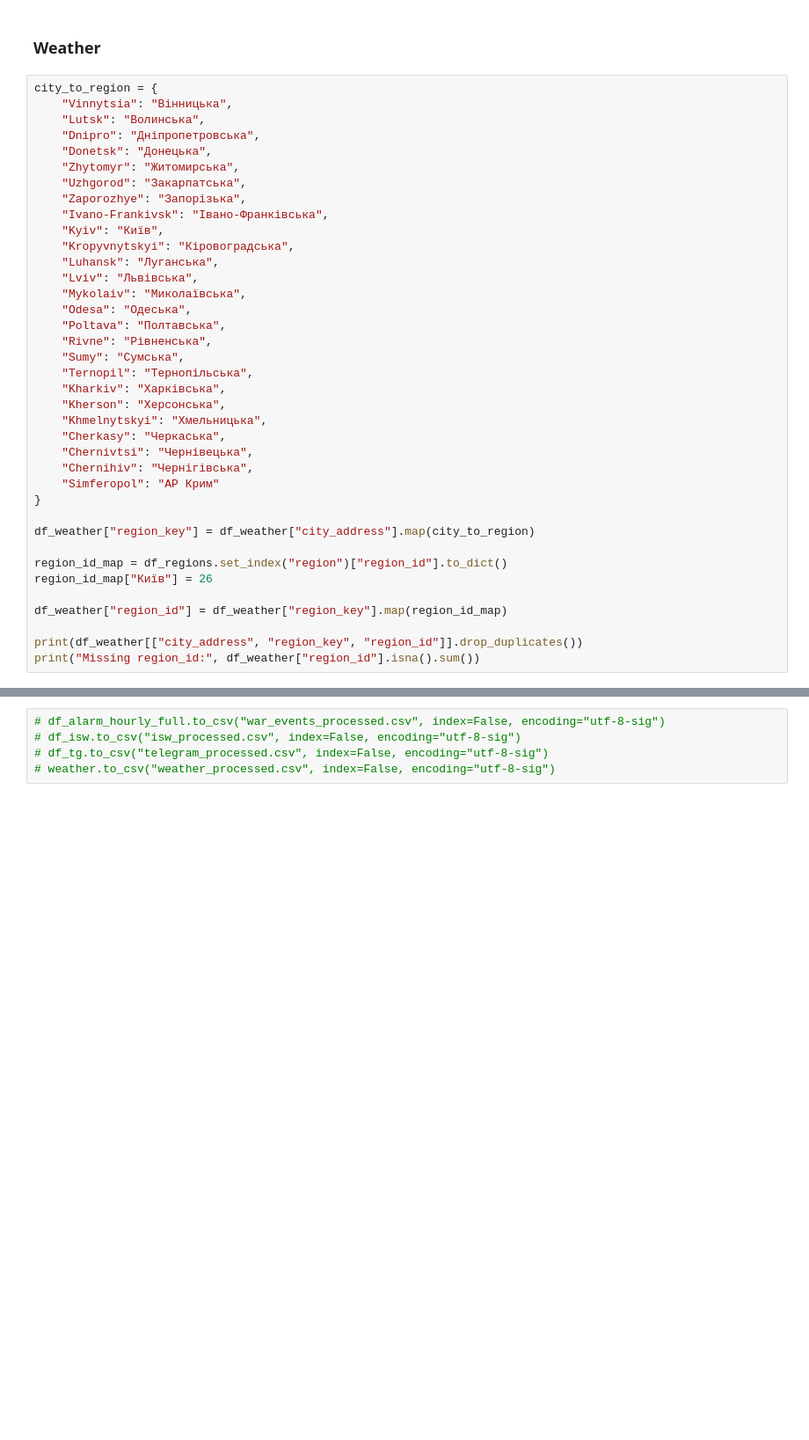
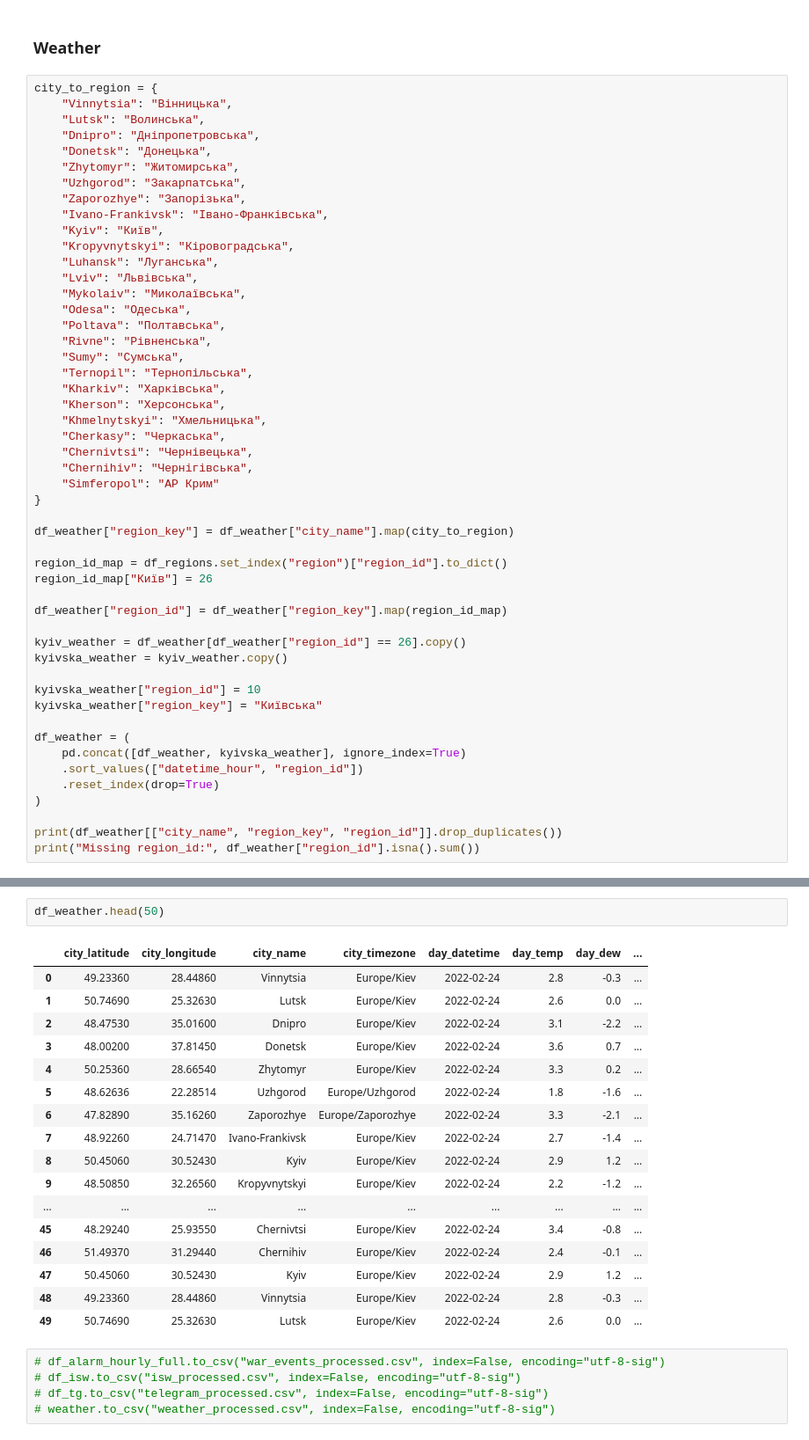
Before and after one commit to khorunzhaviktoriia/war-events-predictor-saas, a Jupyter notebook: forecasting/war_events_predictor.ipynb, the cells around one changed output, grey strips where cells are left out. Shown at 88% size. Saved outputs shown, nothing was run; the diff lists cells and outputs as text; blank space fills up the shorter version.

```diff
--- a/forecasting/war_events_predictor.ipynb
+++ b/forecasting/war_events_predictor.ipynb
@@ -2092,12 +2197,24 @@ city_to_region = {
     "Simferopol": "АР Крим"
 }
 
-df_weather["region_key"] = df_weather["city_address"].map(city_to_region)
+df_weather["region_key"] = df_weather["city_name"].map(city_to_region)
 
 region_id_map = df_regions.set_index("region")["region_id"].to_dict()
 region_id_map["Київ"] = 26
 
 df_weather["region_id"] = df_weather["region_key"].map(region_id_map)
 
-print(df_weather[["city_address", "region_key", "region_id"]].drop_duplicates())
+kyiv_weather = df_weather[df_weather["region_id"] == 26].copy()
+kyivska_weather = kyiv_weather.copy()
+
+kyivska_weather["region_id"] = 10
+kyivska_weather["region_key"] = "Київська"
+
+df_weather = (
+    pd.concat([df_weather, kyivska_weather], ignore_index=True)
+    .sort_values(["datetime_hour", "region_id"])
+    .reset_index(drop=True)
+)
+
+print(df_weather[["city_name", "region_key", "region_id"]].drop_duplicates())
 print("Missing region_id:", df_weather["region_id"].isna().sum())
@@ -2104,3 +2239,23 @@ print("Missing region_id:", df_weather["region_id"].isna().sum())
+# %%
+df_weather.head(50)
+# %% [output]
+|  | city_latitude | city_longitude | city_name | city_timezone | day_datetime | day_temp | day_dew | ... |
+| 0 | 49.23360 | 28.44860 | Vinnytsia | Europe/Kiev | 2022-02-24 | 2.8 | -0.3 | ... |
+| 1 | 50.74690 | 25.32630 | Lutsk | Europe/Kiev | 2022-02-24 | 2.6 | 0.0 | ... |
+| 2 | 48.47530 | 35.01600 | Dnipro | Europe/Kiev | 2022-02-24 | 3.1 | -2.2 | ... |
+| 3 | 48.00200 | 37.81450 | Donetsk | Europe/Kiev | 2022-02-24 | 3.6 | 0.7 | ... |
+| 4 | 50.25360 | 28.66540 | Zhytomyr | Europe/Kiev | 2022-02-24 | 3.3 | 0.2 | ... |
+| 5 | 48.62636 | 22.28514 | Uzhgorod | Europe/Uzhgorod | 2022-02-24 | 1.8 | -1.6 | ... |
+| 6 | 47.82890 | 35.16260 | Zaporozhye | Europe/Zaporozhye | 2022-02-24 | 3.3 | -2.1 | ... |
+| 7 | 48.92260 | 24.71470 | Ivano-Frankivsk | Europe/Kiev | 2022-02-24 | 2.7 | -1.4 | ... |
+| 8 | 50.45060 | 30.52430 | Kyiv | Europe/Kiev | 2022-02-24 | 2.9 | 1.2 | ... |
+| 9 | 48.50850 | 32.26560 | Kropyvnytskyi | Europe/Kiev | 2022-02-24 | 2.2 | -1.2 | ... |
+| ... | ... | ... | ... | ... | ... | ... | ... | ... |
+| 45 | 48.29240 | 25.93550 | Chernivtsi | Europe/Kiev | 2022-02-24 | 3.4 | -0.8 | ... |
+| 46 | 51.49370 | 31.29440 | Chernihiv | Europe/Kiev | 2022-02-24 | 2.4 | -0.1 | ... |
+| 47 | 50.45060 | 30.52430 | Kyiv | Europe/Kiev | 2022-02-24 | 2.9 | 1.2 | ... |
+| 48 | 49.23360 | 28.44860 | Vinnytsia | Europe/Kiev | 2022-02-24 | 2.8 | -0.3 | ... |
+| 49 | 50.74690 | 25.32630 | Lutsk | Europe/Kiev | 2022-02-24 | 2.6 | 0.0 | ... |
 # %%
 # df_alarm_hourly_full.to_csv("war_events_processed.csv", index=False, encoding="utf-8-sig")
 # df_isw.to_csv("isw_processed.csv", index=False, encoding="utf-8-sig")
```
Also changed, not shown: parts of 83 cells of this notebook.
